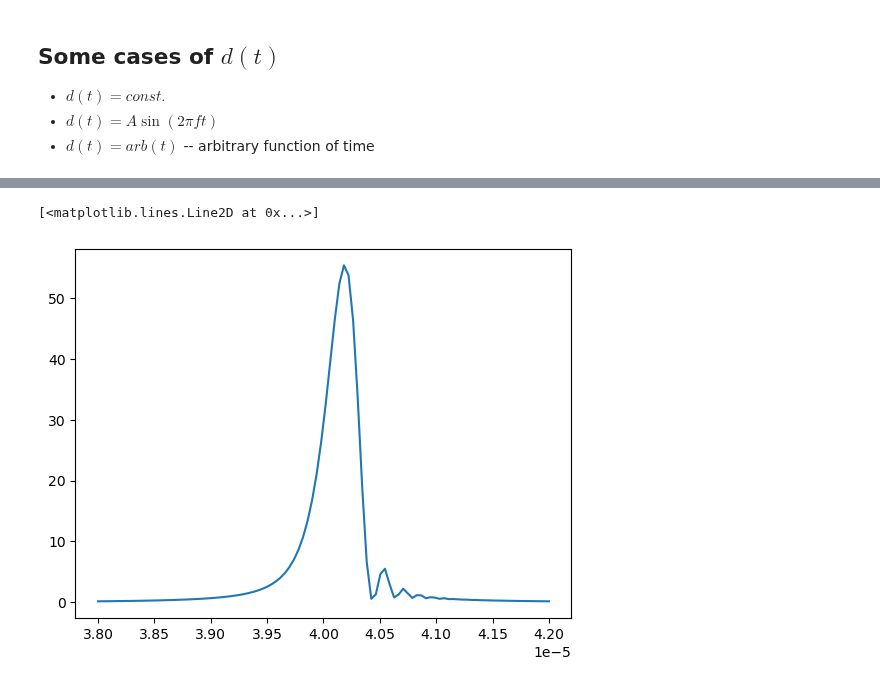
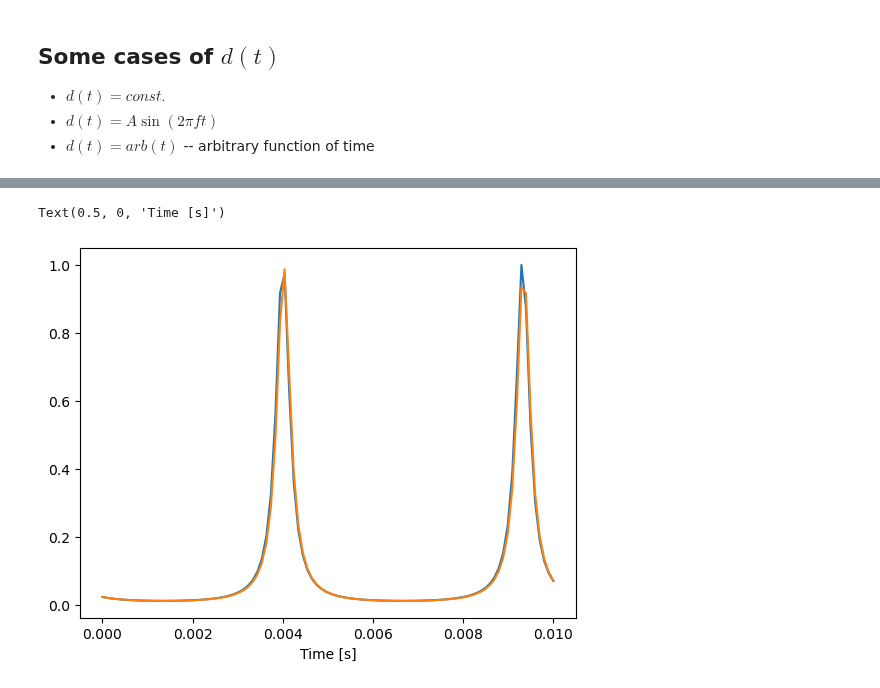
Before and after one commit to matib12/oreonspy, a Jupyter notebook: nb/FP cavity dynamics.ipynb, the cells around one changed output, grey strips where cells are left out. Cells and saved outputs as stored; diff of their text form; code cells hidden in the pictures.

Commit message:
Slow cavity sweep and Airy function check.

```diff
--- a/nb/FP cavity dynamics.ipynb
+++ b/nb/FP cavity dynamics.ipynb
@@ -118,7 +141,7 @@ def E(t, N=0, recursion_level=0):
     #if t < 0.:
     #    return 0.
 
-    if recursion_level > 50:  # TODO: Verify the accuracy!
+    if recursion_level > 500:  # TODO: Verify the accuracy!
         return 0.
 
     if t < -tau_s() * 10:  # 10 times cavity decay time
@@ -158,7 +179,7 @@ E(0.01)
 # %%
 number_of_points = 100
 
-tdata = np.linspace(0.000038, .000042, number_of_points)
+tdata = np.linspace(0., .01, number_of_points)
 
 res = np.zeros(number_of_points)
 # %%
@@ -169,13 +190,18 @@ plt.plot(d(tdata))
 # %%
 for idx, t in enumerate(tdata):
-    res[idx] = np.abs(E(t))**2
+    res[idx] = np.abs(E(t, N=3))**2
     #print(dat)
 #print(y)
+# %%
+Adata = Airy(F(), (tdata+0.0013)*k*v)
 # %%
-plt.plot(tdata, res)
+#plt.plot(tdata, res/gain())
+plt.plot(tdata, res/np.max(res))
+plt.plot(tdata, Adata)
+plt.xlabel("Time [s]")
 # %% [output]
-[<matplotlib.lines.Line2D at 0x...>]
+Text(0.5, 0, 'Time [s]')
-[figure, old version]
+[figure, new version]
 # %%
 def E_in_large_N_limit(t):
     E = t_a *
```
Also changed, not shown: parts of 13 cells of this notebook.
